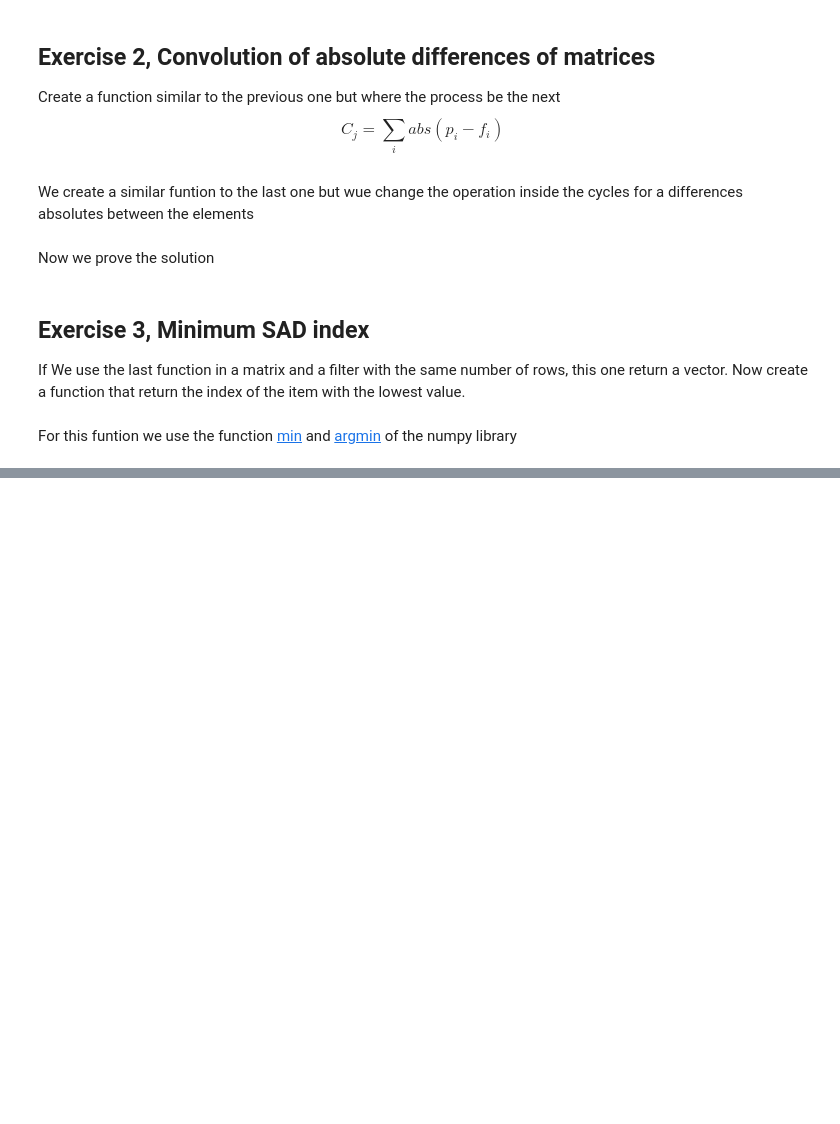
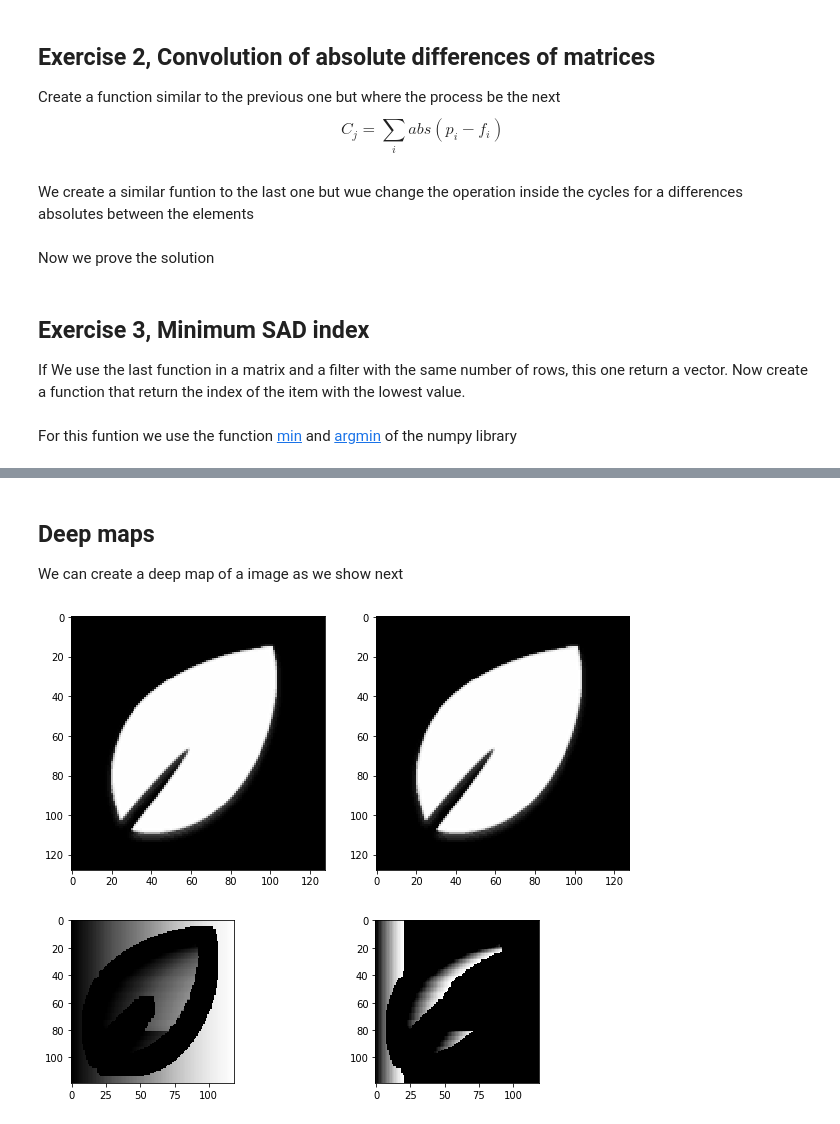
Before and after one commit to lotalorafox/MachineLearningPsetsUIS, a Jupyter notebook: p02/P02A.ipynb, the cells around one changed output, grey strips where cells are left out. Drawn from its saved outputs; the diff is of its cells as text; code cells hidden in the pictures; blank space fills up the shorter version.

```diff
--- a/p02/P02A.ipynb
+++ b/p02/P02A.ipynb
@@ -79,0 +99,9 @@ print (min_sad(A,f))
+# %%
+A = np.array([[1,2,1,2,1,2],[2,3,1,3,2,3],[4,3,4,3,4,3],[6,4,6,4,1,4],[7,5,2,5,7,5]])
+B1 = A**2
+B2 = 7-A
+print (A)
+print (B1)
+print (B2)
+print (index_min_sad_in_band(A,B1,2,2,3))
+print (index_min_sad_in_band(A,B2,2,2,3))
@@ -79,0 +132,9 @@ print (min_sad(A,f))
+# %%
+def min_sad_matrix (A, B, k):
+    cols = A.shape[1]-k+1
+    rows = A.shape[0]-k+1
+    r = np.zeros((rows, cols))
+    for i in range(rows):
+        for j in range(cols):
+            r[i, j] = np.abs(index_min_sad_in_band(A, B, k, i, j) - j)
+    return r
@@ -79,0 +158,30 @@ print (min_sad(A,f))
+# %% [markdown]
+## Deep maps
+We can create a deep map of a image as we show next
+# %%
+def main(a,b):
+    #original images
+    img_l = io.imread(a)
+    img_r = io.imread(b)
+    img_l = np.mean(img_l, axis=2)
+    img_r = np.mean(img_r, axis=2)
+    fig=plt.figure(figsize=(10,20))
+    fig.add_subplot(121)
+    plt.imshow(img_l, cmap = plt.cm.Greys_r)
+    fig.add_subplot(122)
+    plt.imshow(img_r, cmap = plt.cm.Greys_r)
+
+    #result
+    r = min_sad_matrix(img_l, img_r, 10)
+    w = np.copy(r)
+    w[w>20]=0
+    fig2=plt.figure(figsize=(10,3))
+    fig2.add_subplot(121)
+    plt.imshow(r, cmap = plt.cm.Greys_r)
+    fig2.add_subplot(122)
+    plt.imshow(w, cmap = plt.cm.Greys_r)
+# %%
+main("leaf-blue.png","leaf-blue.png")
+# %% [output]
+[figure, added]
+[figure, added]
```
Also changed, not shown: parts of 14 cells of this notebook, 2 other files.
